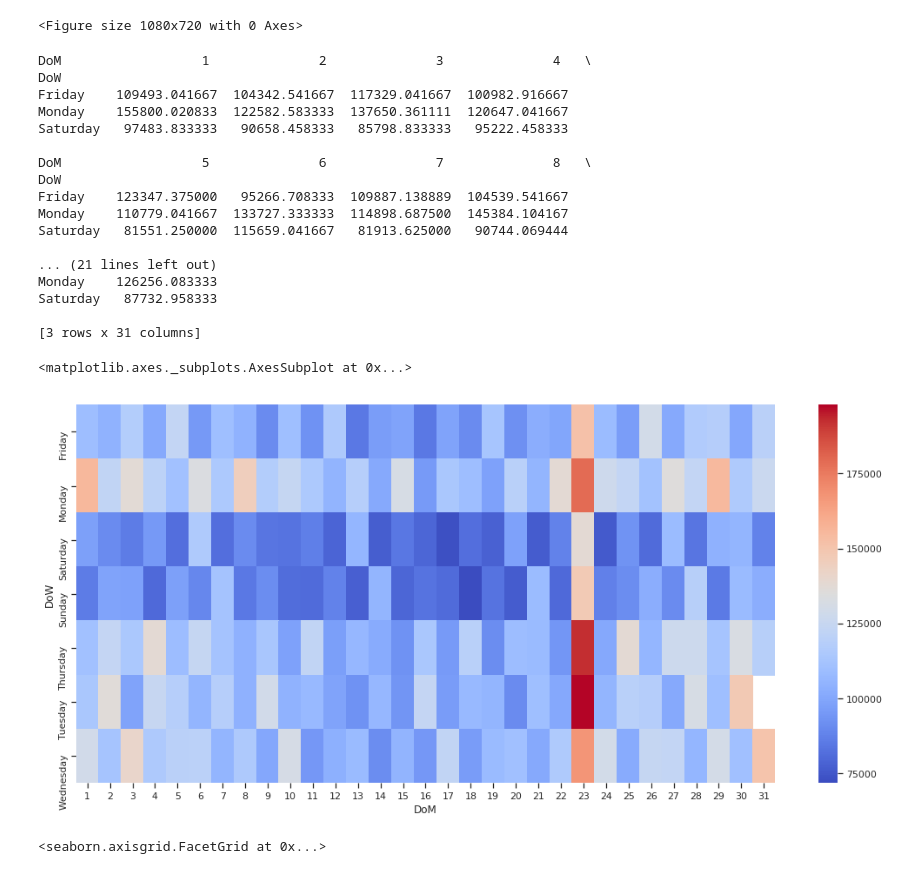
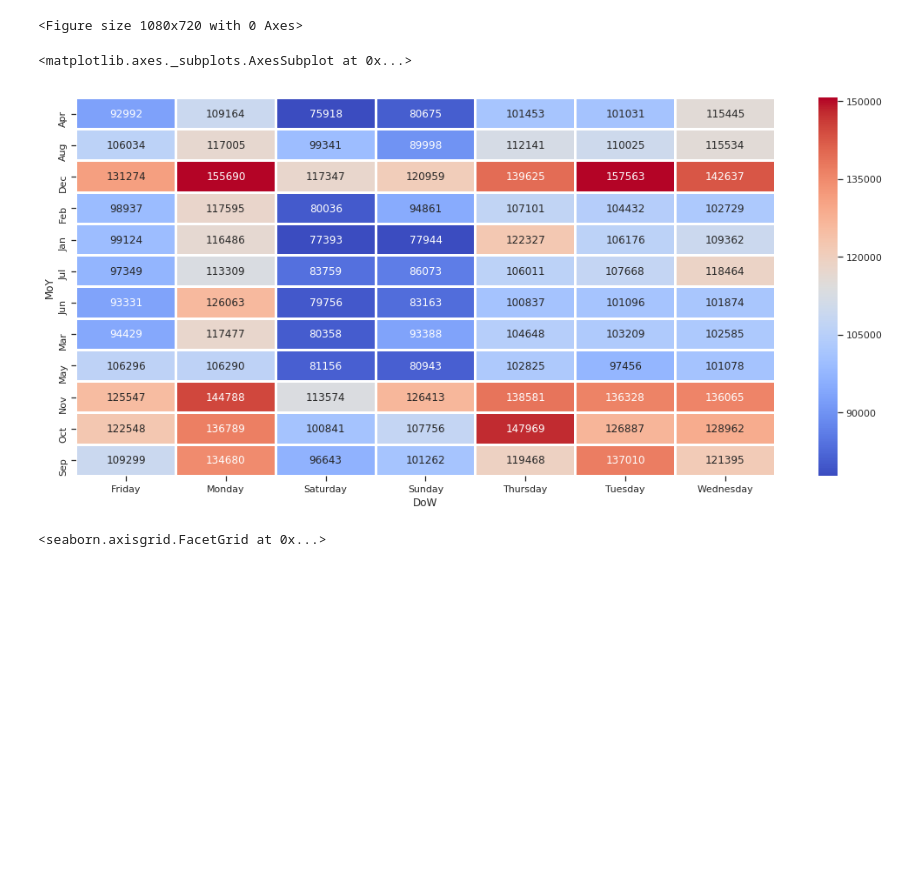
Before and after one commit to nerdiejack/capacity_management, a Jupyter notebook: notebooks/MyWebshopAssignmentWithSolution.ipynb, the cells around one changed output. Saved outputs shown, nothing was run; the diff lists cells and outputs as text; code cells hidden in the pictures; blank space fills up the shorter version.

```diff
--- a/notebooks/MyWebshopAssignmentWithSolution.ipynb
+++ b/notebooks/MyWebshopAssignmentWithSolution.ipynb
@@ -115,7 +115,7 @@ df['DT'] = pd.to_datetime(df['DT'])
 df['DoW'] = df['DT'].dt.weekday_name
 df['DoM'] = df['DT'].dt.day
 df['H'] = df['DT'].dt.hour
-df['MoY'] = df['DT'].dt.month
+df['MoY'] = df['DT'].dt.strftime('%b')
 print(df.head(5))
 # %% [output]
                    DT    VPH    TPH   CPU   MEM    IO        DoW  DoM  H  MoY
@@ -150,29 +150,12 @@ plt.figure(figsize=(15,10))
 <Figure size 1080x720 with 0 Axes>
 # %%
 import seaborn as sns
-df_heat = pd.pivot_table(data = df, index ='DoW',values= 'VPH',columns= 'DoM')
-print(df_heat.head(3))
-sns.heatmap(df_heat, cmap='coolwarm')
+df_heat = pd.pivot_table(data = df, index ='MoY',values = 'VPH',columns= 'DoW')
+#print(df_heat.head(3))
+sns.heatmap(df_heat, cmap='coolwarm', robust=True, annot=True, fmt=".0f", annot_kws={'size':12}, linewidths=2)
 # %% [output]
-DoM                  1              2              3              4   \
-DoW
-Friday    109493.041667  104342.541667  117329.041667  100982.916667
-Monday    155800.020833  122582.583333  137650.361111  120647.041667
-Saturday   97483.833333   90658.458333   85798.833333   95222.458333
-
-DoM                  5              6              7              8   \
-DoW
-Friday    123347.375000   95266.708333  109887.138889  104539.541667
-Monday    110779.041667  133727.333333  114898.687500  145384.104167
-Saturday   81551.250000  115659.041667   81913.625000   90744.069444
-
-... (21 lines left out)
-Monday    126256.083333
-Saturday   87732.958333
-
-[3 rows x 31 columns]
+<matplotlib.axes._subplots.AxesSubplot at 0x...>
-<matplotlib.axes._subplots.AxesSubplot at 0x...>
-[figure, old version]
+[figure, new version]
 # %%
 import seaborn as sns
 # Grid scatter plot per Week day colored by hours
```
Also changed, not shown: parts of 1 cell of this notebook.
